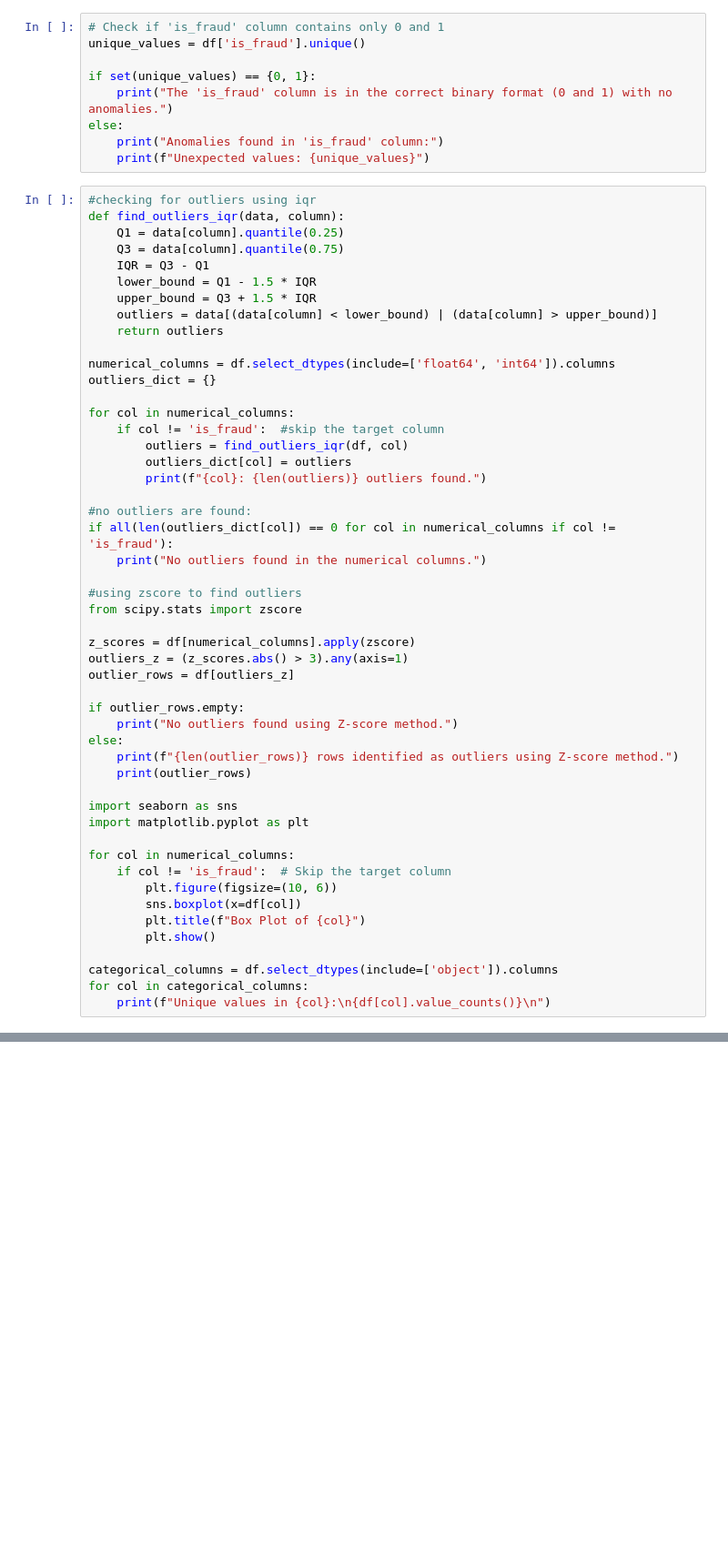
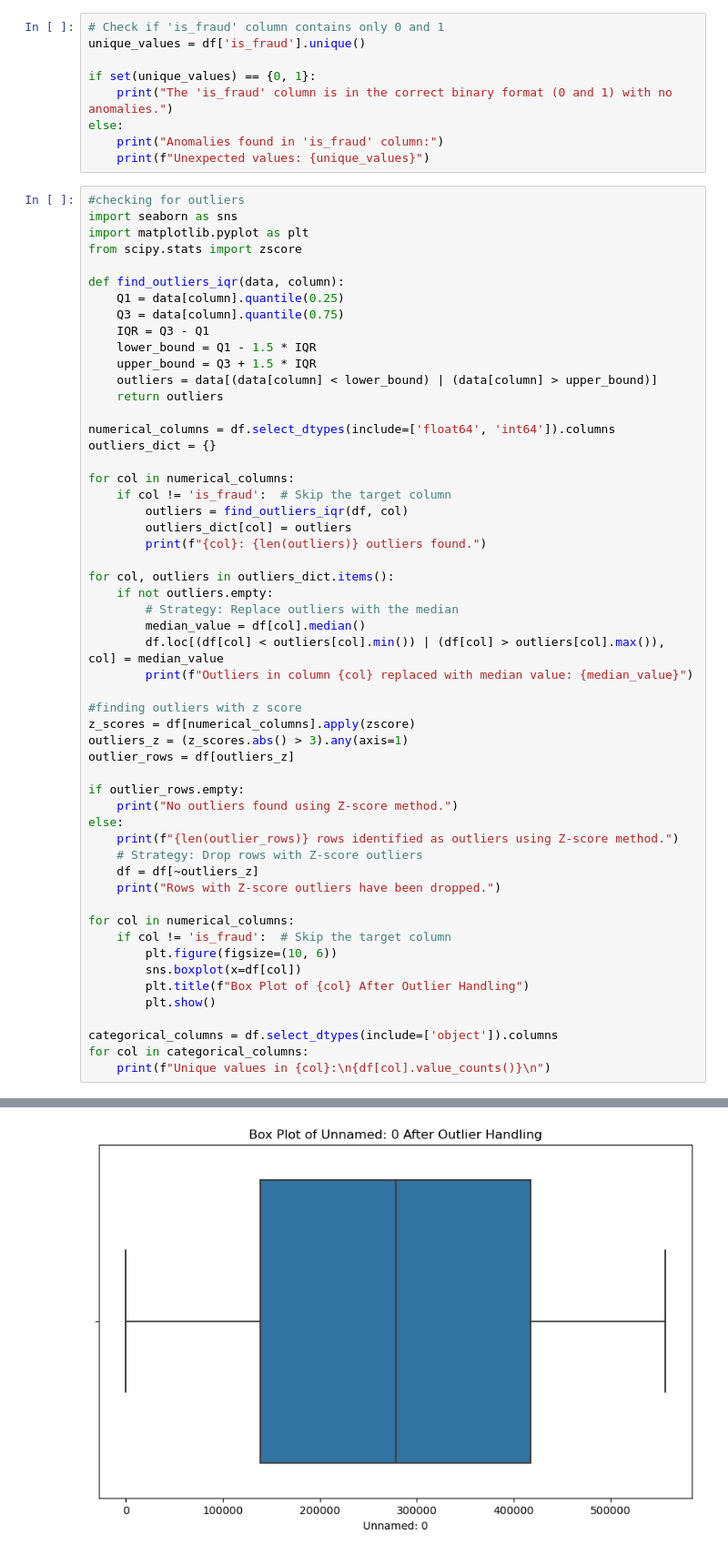
Before and after one commit to asiaexperiments/IEEE-CIS-Fraud-Detection, a Jupyter notebook: FraudDetectors.ipynb, the cells around one changed output, grey strips where cells are left out. Shown at 91% size. Saved outputs shown, nothing was run; the diff lists cells and outputs as text; blank space fills up the shorter version.

Commit message:
added code to detect/handle outliers

```diff
--- a/FraudDetectors.ipynb
+++ b/FraudDetectors.ipynb
@@ -138,7 +177,11 @@ else:
     print("Anomalies found in 'is_fraud' column:")
     print(f"Unexpected values: {unique_values}")
 # %%
-#checking for outliers using iqr
+#checking for outliers
+import seaborn as sns
+import matplotlib.pyplot as plt
+from scipy.stats import zscore
+
 def find_outliers_iqr(data, column):
     Q1 = data[column].quantile(0.25)
     Q3 = data[column].quantile(0.75)
@@ -152,18 +195,19 @@ numerical_columns = df.select_dtypes(include=['float64', 'int64']).columns
 outliers_dict = {}
 
 for col in numerical_columns:
-    if col != 'is_fraud':  #skip the target column
+    if col != 'is_fraud':  # Skip the target column
         outliers = find_outliers_iqr(df, col)
         outliers_dict[col] = outliers
         print(f"{col}: {len(outliers)} outliers found.")
 
-#no outliers are found:
-if all(len(outliers_dict[col]) == 0 for col in numerical_columns if col != 'is_fraud'):
-    print("No outliers found in the numerical columns.")
+for col, outliers in outliers_dict.items():
+    if not outliers.empty:
+        # Strategy: Replace outliers with the median
+        median_value = df[col].median()
+        df.loc[(df[col] < outliers[col].min()) | (df[col] > outliers[col].max()), col] = median_value
+        print(f"Outliers in column {col} replaced with median value: {median_value}")
 
-#using zscore to find outliers
-from scipy.stats import zscore
-
+#finding outliers with z score
 z_scores = df[numerical_columns].apply(zscore)
 outliers_z = (z_scores.abs() > 3).any(axis=1)
 outlier_rows = df[outliers_z]
@@ -172,18 +216,18 @@ if outlier_rows.empty:
     print("No outliers found using Z-score method.")
 else:
     print(f"{len(outlier_rows)} rows identified as outliers using Z-score method.")
-    print(outlier_rows)
-
-import seaborn as sns
-import matplotlib.pyplot as plt
+    # Strategy: Drop rows with Z-score outliers
+    df = df[~outliers_z]
+    print("Rows with Z-score outliers have been dropped.")
 
 for col in numerical_columns:
     if col != 'is_fraud':  # Skip the target column
         plt.figure(figsize=(10, 6))
         sns.boxplot(x=df[col])
-        plt.title(f"Box Plot of {col}")
+        plt.title(f"Box Plot of {col} After Outlier Handling")
         plt.show()
 
 categorical_columns = df.select_dtypes(include=['object']).columns
 for col in categorical_columns:
     print(f"Unique values in {col}:\n{df[col].value_counts()}\n")
+# %% [output]
@@ -189,0 +249 @@ for col in categorical_columns:
+[figure, added]
```
Also changed, not shown: parts of 5 cells of this notebook.
